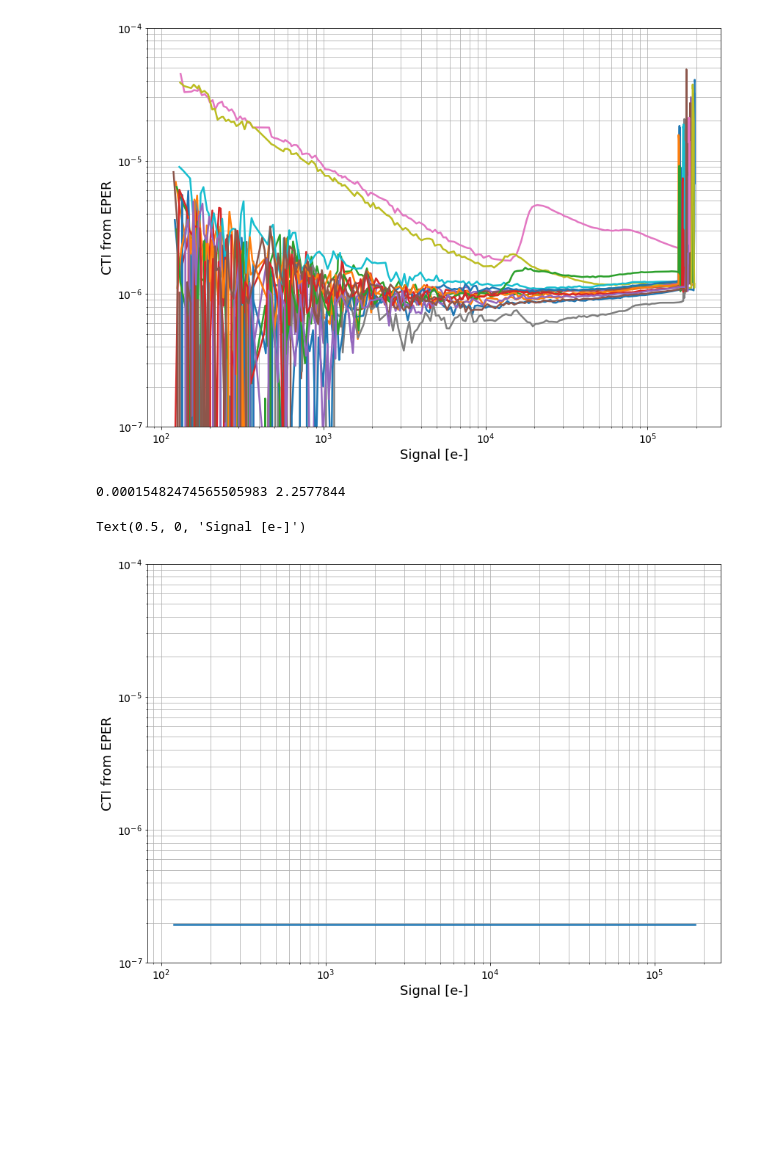
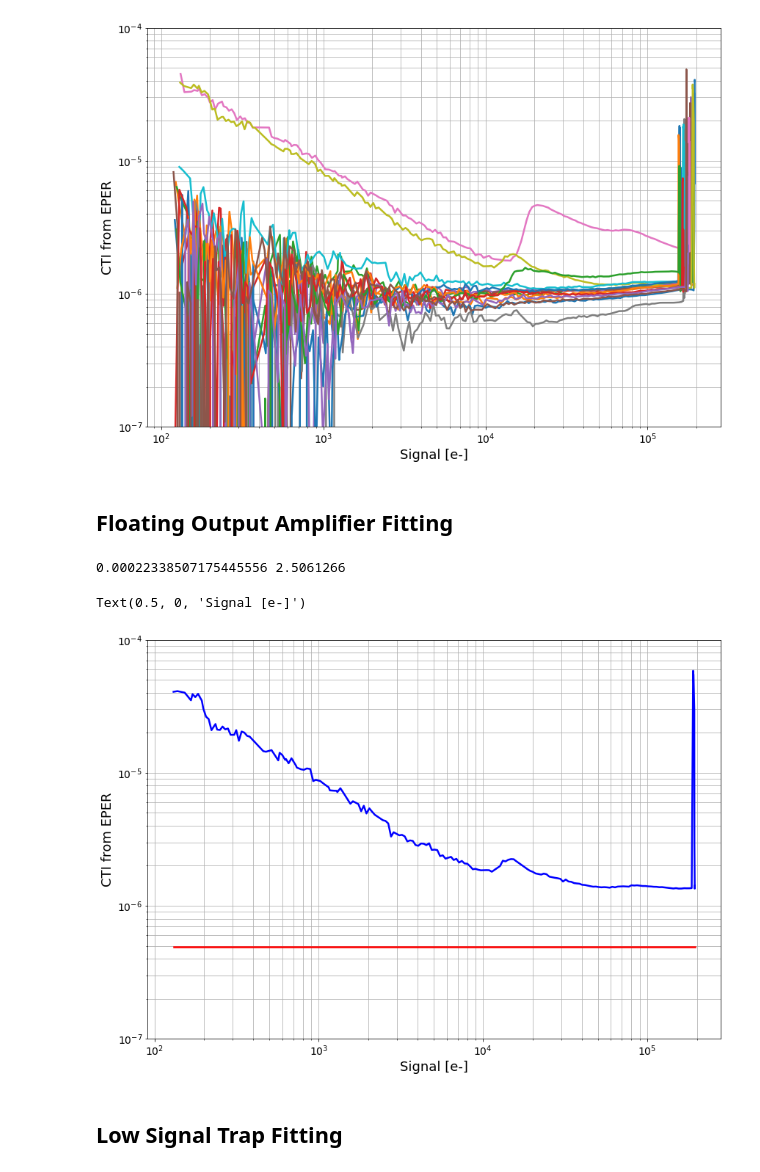
Before and after one commit to Snyder005/ctisim, a Jupyter notebook: notebooks/OverscanTesting.ipynb, the cells around one changed output. Saved outputs shown, nothing was run; the diff lists cells and outputs as text; code cells hidden in the pictures; blank space fills up the shorter version.

```diff
--- a/notebooks/OverscanTesting.ipynb
+++ b/notebooks/OverscanTesting.ipynb
@@ -56,44 +55,62 @@ CHECKSUM= 'QY2RQX1PQX1PQX1P'   / HDU checksum updated 2020-01-29T13:45:00
 DATASUM = '0       '           / data unit checksum updated 2020-01-29T13:45:00
 Text(0.5, 0, 'Signal [e-]')
 [figure]
+# %% [markdown]
+## Floating Output Amplifier Fitting
 # %%
+amp = 9
+
+## Get data for comparison
+overscan_results = '/nfs/slac/g/ki/ki19/lsst/snyder18/LSST/Data/BOT/6790D_linearity/R20/S02/R20_S02_overscan_results.fits'
+hdul = fits.open(overscan_results)
+
+data = hdul[amp].data
+signals = data['FLATFIELD_SIGNAL']
+
+last_pix = data['COLUMN_MEAN'][:, 511]
+oscan1 = data['COLUMN_MEAN'][:, 512]
+oscan2 = data['COLUMN_MEAN'][:, 513]
+cti_data = ((oscan1+oscan2)/(512*last_pix))[indices]
+
 amp_fit_results = '/nfs/slac/g/ki/ki19/lsst/snyder18/LSST/Data/BOT/6790D_linearity/R20/S02/R20_S02_overscan_fit_results.fits'
 hdul = fits.open(amp_fit_results)
 
 decay_times = hdul[1].data['DECAY_TIME']
 drift_scales = hdul[1].data['DRIFT_SIZE']
 
-amp = 7
 output_amplifier = FloatingOutputAmplifier(1.0, drift_scales[amp-1]/10000., decay_times[amp-1], noise=0.0, offset=0.0)
 print(output_amplifier.scale, output_amplifier.decay_time)
 # %% [output]
-0.00015482474565505983 2.2577844
+0.00022338507175445556 2.5061266
 # %%
-imarr = np.zeros((signal_data.shape[0], ITL_AMP_GEOM.nx))
+imarr = np.zeros((signals.shape[0], ITL_AMP_GEOM.nx))
 ramp = SegmentSimulator(imarr, ITL_AMP_GEOM.prescan_width, output_amplifier)
-ramp.ramp_exp(signal_data)
+ramp.ramp_exp(signals)
 
 segarr = ramp.simulate_readout(serial_overscan_width=ITL_AMP_GEOM.serial_overscan_width,
                                parallel_overscan_width=0)
 
 fig, ax = plt.subplots(1, 1, figsize=(14, 10))
 last_pix = segarr[:, 511]
 oscan1 = segarr[:, 512]
-oscan2 = 0
-cti_data = ((oscan1+oscan2)/(512*last_pix))
+oscan2 = segarr[:, 513]
+cti_model = ((oscan1+oscan2)/(512*last_pix))
 
+ax.plot(signals, cti_model, linewidth=2.5, color='red')
+ax.plot(signals, cti_data, linewidth=2.5, color='blue')
 
-ax.plot(signal_data, cti_data, linewidth=2.5)
 
 ax.set_yscale('log')
 ax.set_xscale('log')
 ax.set_ylim(1.E-7, 1.E-4)
 ax.tick_params(axis='both', which='major', labelsize=14)
 ax.grid(which='both')
 ax.set_ylabel('CTI from EPER', fontsize=18)
 ax.set_xlabel('Signal [e-]', fontsize=18)
 # %% [output]
 Text(0.5, 0, 'Signal [e-]')
-[figure, old version]
+[figure, new version]
+# %% [markdown]
+## Low Signal Trap Fitting
 # %%
 ## Low signal trapping
```
Also changed, not shown: parts of 12 cells of this notebook, 2 other files.
